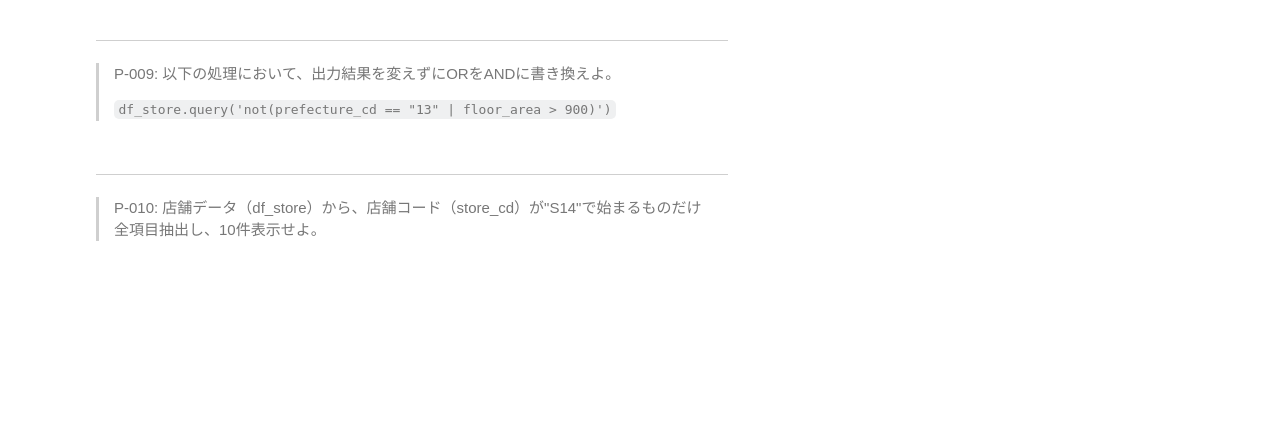
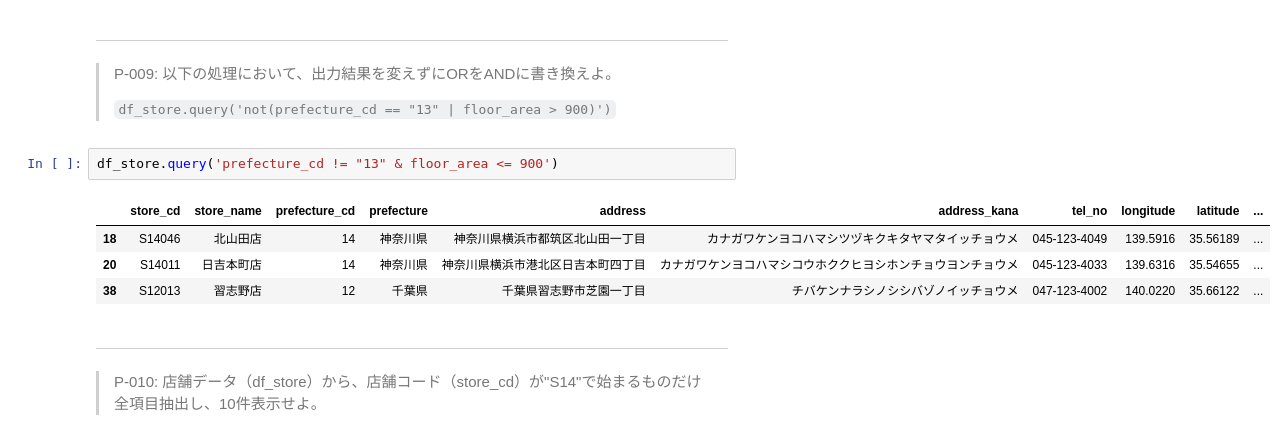
Before and after one commit to j2200111/data_engineering, a Jupyter notebook: docker/work/preprocess_knock_Python.ipynb, the cells around one changed output. Saved outputs shown, nothing was run; the diff lists cells and outputs as text; blank space fills up the shorter version.

```diff
--- a/docker/work/preprocess_knock_Python.ipynb
+++ b/docker/work/preprocess_knock_Python.ipynb
@@ -122,6 +211,13 @@ df_receipt.head(10)
 > P-009: 以下の処理において、出力結果を変えずにORをANDに書き換えよ。
 >
 > `df_store.query('not(prefecture_cd == "13" | floor_area > 900)')`
+# %%
+df_store.query('prefecture_cd != "13" & floor_area <= 900')
+# %% [output]
+|  | store_cd | store_name | prefecture_cd | prefecture | address | address_kana | tel_no | longitude | latitude | ... |
+| 18 | S14046 | 北山田店 | 14 | 神奈川県 | 神奈川県横浜市都筑区北山田一丁目 | カナガワケンヨコハマシツヅキクキタヤマタイッチョウメ | 045-123-4049 | 139.5916 | 35.56189 | ... |
+| 20 | S14011 | 日吉本町店 | 14 | 神奈川県 | 神奈川県横浜市港北区日吉本町四丁目 | カナガワケンヨコハマシコウホククヒヨシホンチョウヨンチョウメ | 045-123-4033 | 139.6316 | 35.54655 | ... |
+| 38 | S12013 | 習志野店 | 12 | 千葉県 | 千葉県習志野市芝園一丁目 | チバケンナラシノシシバゾノイッチョウメ | 047-123-4002 | 140.0220 | 35.66122 | ... |
 # %% [markdown]
 ---
 > P-010: 店舗データ（df_store）から、店舗コード（store_cd）が"S14"で始まるものだけ全項目抽出し、10件表示せよ。
```
Also changed, not shown: parts of 38 cells of this notebook, 2 other files.
